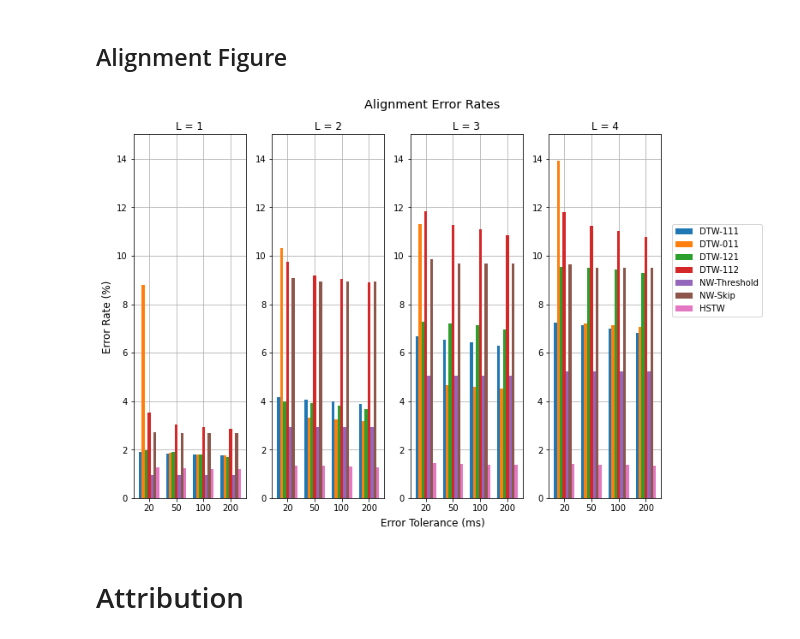
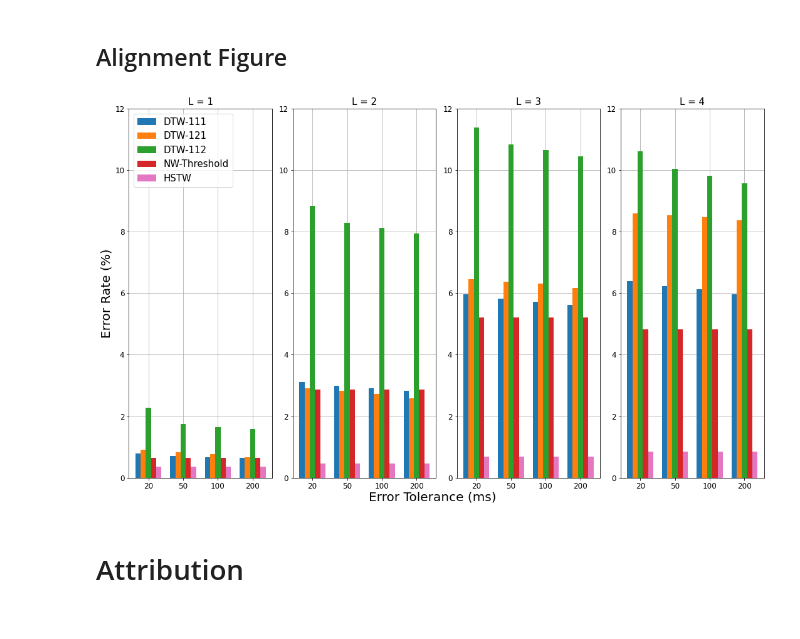
Before and after one commit to HMC-MIR/HSTW, a Jupyter notebook: 03_speech_eval.ipynb, the cells around one changed output. Saved outputs shown, nothing was run; the diff lists cells and outputs as text; code cells hidden in the pictures.

```diff
--- a/03_speech_eval.ipynb
+++ b/03_speech_eval.ipynb
@@ -10,7 +10,7 @@ import pickle as pkl
 import librosa as lb
 from sklearn import metrics
 # %%
-user = 'tshaw'
+user = 'agoutam'
 baseDir = "/mnt/data0/%s/TamperingDetection" % user
 # %% [markdown]
 # Alignment
@@ -192,7 +211,7 @@ FileNotFoundError: [Errno 2] No such file or directory: '/mnt/data0/tshaw/Tamper
 ## Alignment Figure
 # %%
 def plotAlignment(timesToPlot, systemsToPlot, errorCurveDir, benchmark, legend, title="Alignment Error Rates"):
-    fig, axs = plt.subplots(1, len(timesToPlot), figsize = (11, 7))
+    fig, axs = plt.subplots(1, len(timesToPlot), figsize = (15, 9))
     x = np.arange(4)
     numBars = len(systemsToPlot)
     width = 0.75 / numBars
@@ -200,32 +219,40 @@ def plotAlignment(timesToPlot, systemsToPlot, errorCurveDir, benchmark, legend,
     for i, plotTime in enumerate(timesToPlot):
         axs[i].grid(zorder=0)
         for j, sys in enumerate(systemsToPlot):
+
             errorsFile = errorCurveDir + "/%s/%s_%ss.pkl" % (sys, benchmark, str(plotTime))
             errorCurve = pkl.load(open(errorsFile, 'rb'))
-            axs[i].bar(x - width * (numBars / 2) + (j + 1/2) * width, errorCurve[[20, 50, 100, 200]] * 100, width, zorder = 3)
+            if(sys == 'HSTW-threshold'):
+                axs[i].bar(x - width * (numBars / 2) + (j + 1/2) * width, errorCurve[[20, 50, 100, 200]] * 100, width, zorder = 3, color = 'C6')
+            else:
+                axs[i].bar(x - width * (numBars / 2) + (j + 1/2) * width, errorCurve[[20, 50, 100, 200]] * 100, width, zorder = 3)
+
+            #print(plotTime, sys, errorCurve[[20, 50, 100, 200]] * 100)
 #         axs[i].set_xlabel("Error Tolerance (ms)")
         axs[i].set_xticks(x)
-        axs[i].set_xticklabels([20, 50, 100, 200])
-        axs[i].set_ylim(0,15)
-        axs[i].set_title("L = " + str(plotTime))
+        axs[i].set_yticklabels((np.arange(7)*2).astype(int),size = 12)
+        axs[i].set_xticklabels([20, 50, 100, 200], size = 12)
+        axs[i].set_ylim(0,12)
+        axs[i].set_title("L = " + str(plotTime), size = 15)
 
-    plt.legend(legend, loc = (1.1, 0.5))
-    fig.suptitle(title, fontsize = 'x-large')
-    axs[0].set_ylabel("Error Rate (%)", fontsize = "large")
-    fig.text(0.5, -0.01, 'Error Tolerance (ms)', ha='center', fontsize = "large")
+        if(plotTime == 1):
+            axs[i].legend(legend, loc = 2, fontsize = 15)
+
+    axs[0].set_ylabel("Error Rate (%)", size = 20)
+    fig.text(0.5, -0.01, 'Error Tolerance (ms)', ha='center', size = 20)
     fig.tight_layout()
 # %%
 benchmark = "test"
 timesToPlot = [1, 2, 3, 4]
 
-systemsToPlot = ["D1", "D2", "D3", "D4", "NW-65","NW-25", "HSTW-threshold"]
-systemNames = ["DTW-111", "DTW-011","DTW-121", "DTW-112", "NW-Threshold", "NW-Skip","HSTW"]
+systemsToPlot = ["D1", "D3", "D4", "NW-65", "HSTW-threshold"]
+systemNames = ["DTW-111","DTW-121", "DTW-112", "NW-Threshold","HSTW"]
 
 errorCurveDir = "/mnt/data0/%s/TamperingDetection/eval/alignment" % user
 
 plotAlignment(timesToPlot, systemsToPlot, errorCurveDir, benchmark, systemNames)
 # %% [output]
-[figure, old version]
+[figure, new version]
 # %% [markdown]
 # Attribution
 # %%
```
Also changed, not shown: parts of 10 cells of this notebook, 16 other files.
